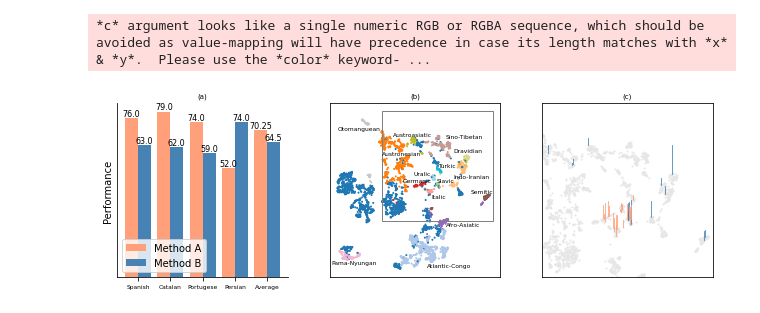
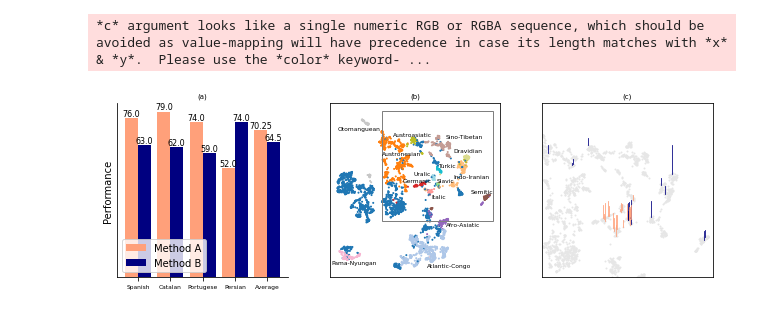
Before and after one commit to matus-pikuliak/multilingual-evaluation, a Jupyter notebook: n_figures.ipynb, the cells around one changed output. Drawn from its saved outputs; the diff is of its cells as text; code cells hidden in the pictures.

Commit message:
New figures, new papers

```diff
--- a/n_figures.ipynb
+++ b/n_figures.ipynb
@@ -15,10 +15,8 @@ fig, axes = plt.subplots(1, 3)
 plt.subplots_adjust(wspace=0.1)
 
 labels = ['Spanish', 'Catalan', 'Portugese', 'Persian', 'Average']
-a_means = [85, 65, 83, 45]
 a_means = [76, 79, 74, 52]
 a_means.append(np.mean(a_means))
-b_means = [81, 60, 79, 52]
 b_means = [63, 62, 59, 74]
 b_means.append(np.mean(b_means))
 
@@ -29,7 +27,7 @@ fig.tight_layout()
 axes[0].spines['right'].set_visible(False)
 axes[0].spines['top'].set_visible(False)
 rects1 = axes[0].bar(x - width/2, a_means, width, label='Method A', color='lightsalmon')
-rects2 = axes[0].bar(x + width/2, b_means, width, label='Method B', color='steelblue')
+rects2 = axes[0].bar(x + width/2, b_means, width, label='Method B', color='navy')
 
 # Add some text for labels, title and custom x-axis tick labels, etc.
 axes[0].set_ylabel('Performance')
@@ -92,35 +90,35 @@ metadata['height'] /= max(metadata['height'])
 metadata['height'] *= 2
 
 axes[2].scatter(cut[:, 0], cut[:, 1], s=1, c=(0.9, 0.9, 0.9))
 for x, y, h in zip(metadata['x'], metadata['y'], metadata['height'],):
     if h > 0:
         axes[2].plot([x, x], [y, y+h], c='lightsalmon', linewidth=0.8)
     else:
-        axes[2].plot([x, x], [y, y-h], c='steelblue', linewidth=0.8)
+        axes[2].plot([x, x], [y, y-h], c='navy', linewidth=0.8)
 
 axes[2].set_xlim((4, 24))
 axes[2].set_ylim((2, 22))
 
 axes[1].text(12.2, -6.5, 'Atlantic-Congo', fontsize=6)
 axes[1].text(15.6, 1, 'Afro-Asiatic', fontsize=6)
 axes[1].text(20, 7, 'Semitic', fontsize=6)
 axes[1].text(-5, -6, 'Pama-Nyungan', fontsize=6)
 axes[1].text(-4, 18.5, 'Otomanguean', fontsize=6)
 axes[1].text(13, 6.2, 'Italic', fontsize=6)
 axes[1].text(14, 9, 'Slavic', fontsize=6)
 axes[1].text(7.8, 9.1, 'Germanic', fontsize=6)
 axes[1].text(9.8, 10.3, 'Uralic', fontsize=6)
 axes[1].text(17, 9.7, 'Indo-Iranian', fontsize=6)
 axes[1].text(17, 14.5, 'Dravidian', fontsize=6)
 axes[1].text(14.2, 11.7, 'Turkic', fontsize=6)
 axes[1].text(15.5, 17, 'Sino-Tibetan', fontsize=6)
 axes[1].text(6, 17.5, 'Austroasiatic', fontsize=6)
 axes[1].text(4, 14, 'Austronesian', fontsize=6)
 
 plt.savefig('fig2.pdf', bbox_inches='tight')
 # %% [output]
 *c* argument looks like a single numeric RGB or RGBA sequence, which should be avoided as value-mapping will have precedence in case its length matches with *x* & *y*.  Please use the *color* keyword- ...
-[figure, old version]
+[figure, new version]
 # %%
 plt.rcParams["figure.figsize"] = (3,3)
 from papers import papers
```
Also changed, not shown: parts of 5 cells of this notebook, 2 other files.
